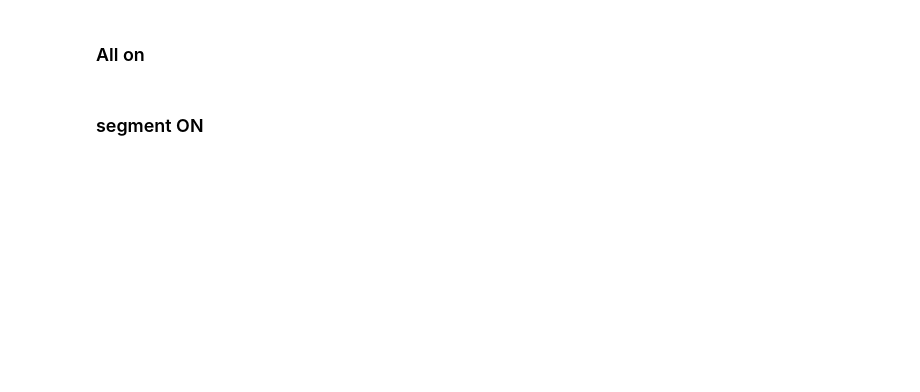
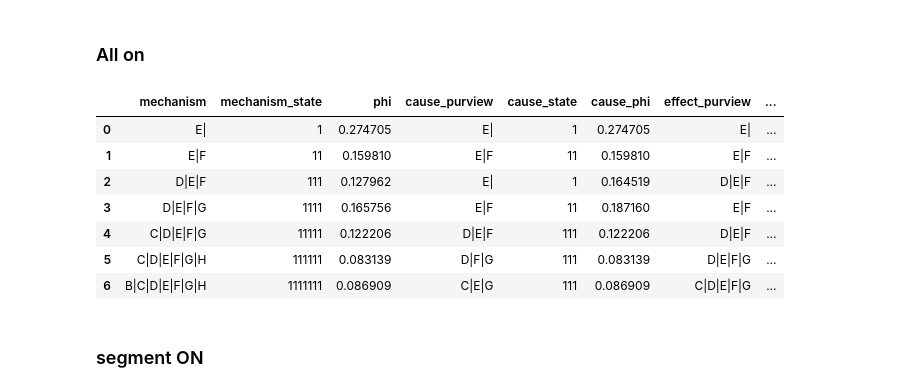
Before and after one commit to bjorneju/substrate_modeler, a Jupyter notebook: pyramid_on_a_grid.ipynb, the cells around one changed output. Saved outputs shown, nothing was run; the diff lists cells and outputs as text; code cells hidden in the pictures; blank space fills up the shorter version.

```diff
--- a/pyramid_on_a_grid.ipynb
+++ b/pyramid_on_a_grid.ipynb
@@ -397,6 +418,17 @@ state = (1,)*23
 # %%
 cons_all_on = concepts(V1,mechanisms)
-ces2df(pyphi.models.CauseEffectStructure(cons_all_on,subsystem=V1))
+on_df = ces2df(pyphi.models.CauseEffectStructure(cons_all_on,subsystem=V1))
+# %%
+on_df
+# %% [output]
+|  | mechanism | mechanism_state | phi | cause_purview | cause_state | cause_phi | effect_purview | ... |
+| 0 | E| | 1 | 0.274705 | E| | 1 | 0.274705 | E| | ... |
+| 1 | E|F | 11 | 0.159810 | E|F | 11 | 0.159810 | E|F | ... |
+| 2 | D|E|F | 111 | 0.127962 | E| | 1 | 0.164519 | D|E|F | ... |
+| 3 | D|E|F|G | 1111 | 0.165756 | E|F | 11 | 0.187160 | E|F | ... |
+| 4 | C|D|E|F|G | 11111 | 0.122206 | D|E|F | 111 | 0.122206 | D|E|F | ... |
+| 5 | C|D|E|F|G|H | 111111 | 0.083139 | D|F|G | 111 | 0.083139 | D|E|F|G | ... |
+| 6 | B|C|D|E|F|G|H | 1111111 | 0.086909 | C|E|G | 111 | 0.086909 | C|D|E|F|G | ... |
 # %% [markdown]
 ### segment ON
 # %%
```
Also changed, not shown: parts of 27 cells of this notebook.
